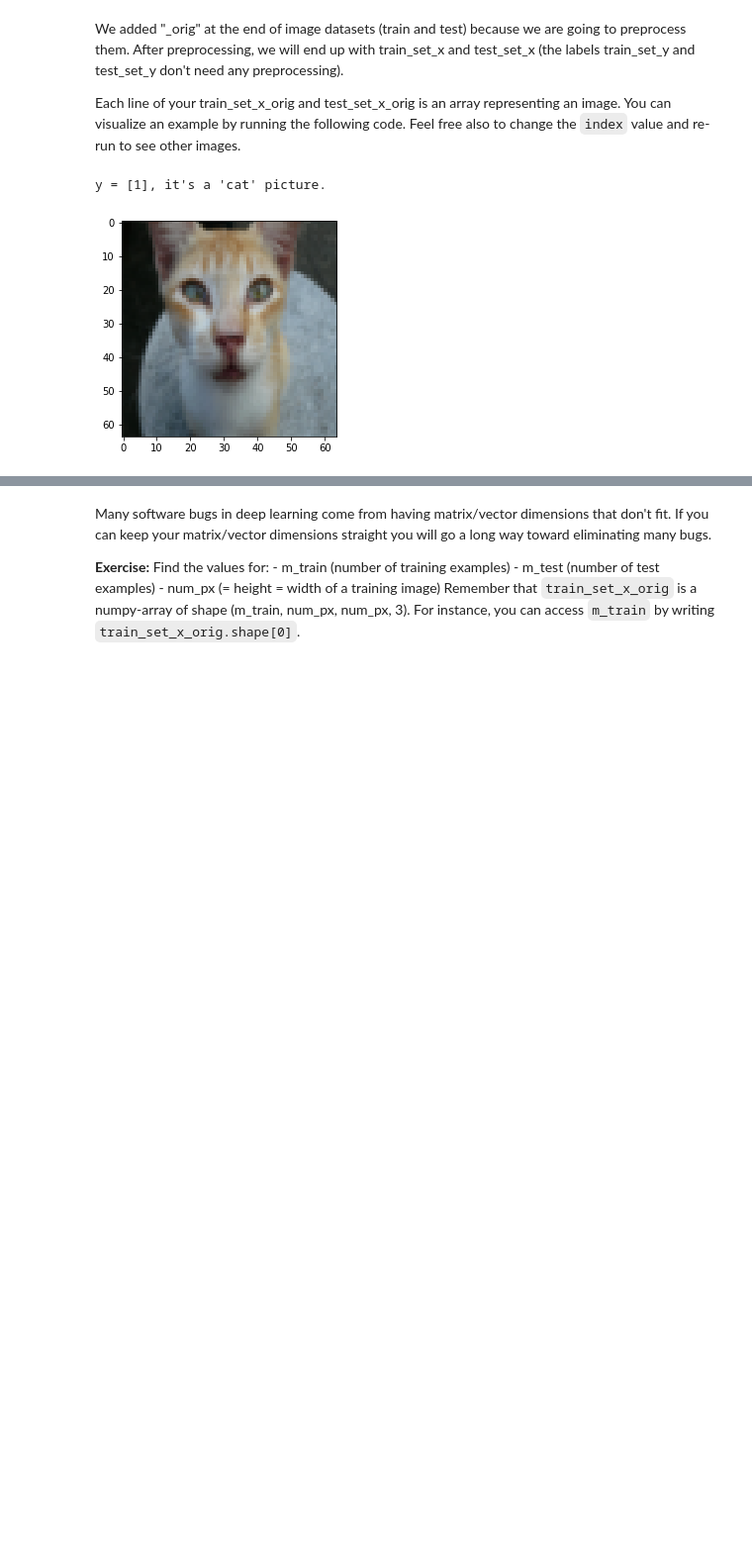
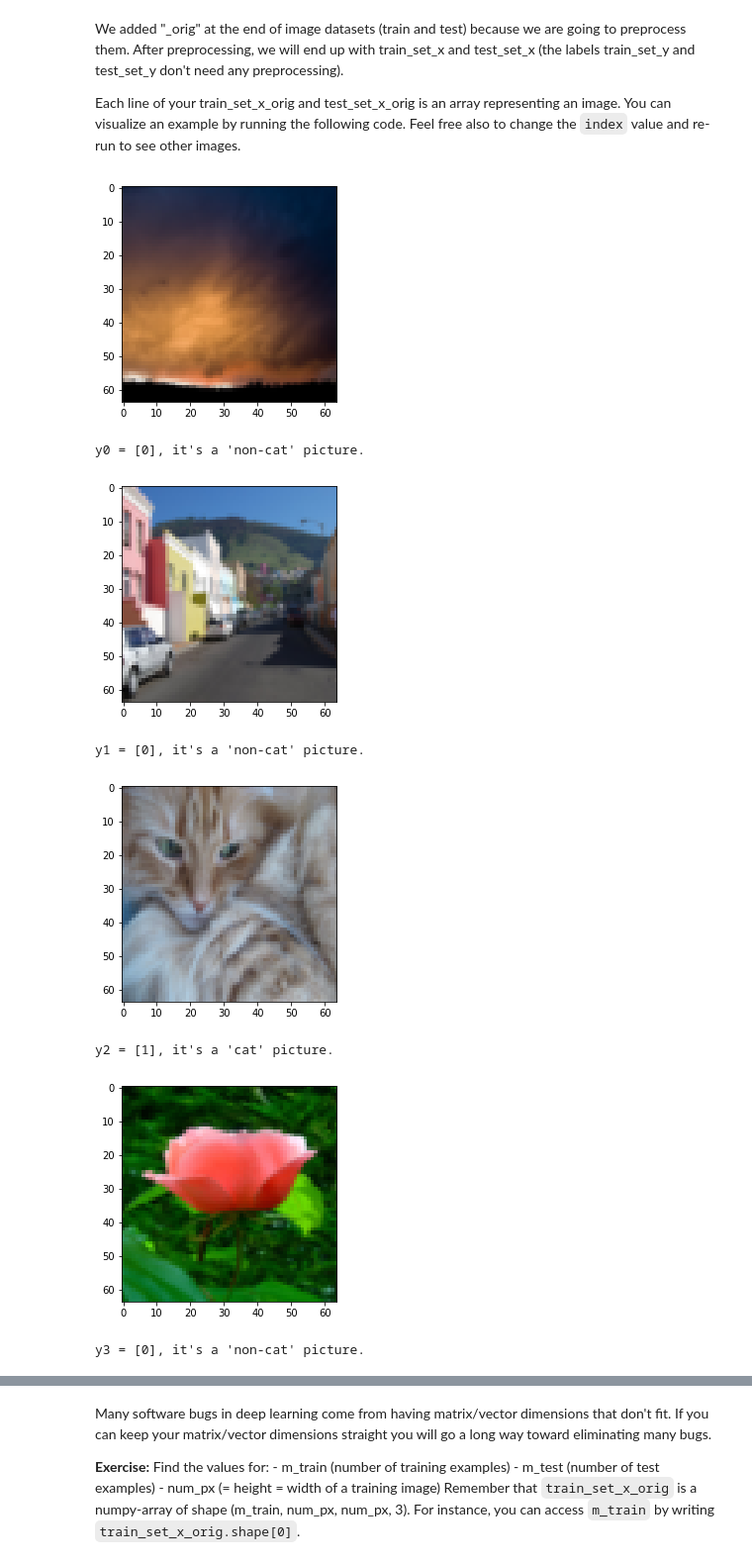
Before and after one commit to michaelwty/deep-learning-specialization, a Jupyter notebook: Programming Assignments/12 Logistic Regression as a Neural Network/Logistic Regression with a Neural Network mindset -- Tengyan_Wang.ipynb, the cells around one changed output, grey strips where cells are left out. Shown at 99% size. Saved outputs shown, nothing was run; the diff lists cells and outputs as text; code cells hidden in the pictures; blank space fills up the shorter version.

```diff
--- a/Programming Assignments/12 Logistic Regression as a Neural Network/Logistic Regression with a Neural Network mindset -- Tengyan_Wang.ipynb
+++ b/Programming Assignments/12 Logistic Regression as a Neural Network/Logistic Regression with a Neural Network mindset -- Tengyan_Wang.ipynb
@@ -70,9 +77,17 @@ We added "_orig" at the end of image datasets (train and test) because we are go
 Each line of your train_set_x_orig and test_set_x_orig is an array representing an image. You can visualize an example by running the following code. Feel free also to change the `index` value and re-run to see other images.
 # %%
 # Example of a picture
-index = 11
-plt.imshow(train_set_x_orig[index])
-print ("y = " + str(train_set_y[:, index]) + ", it's a '" + classes[np.squeeze(train_set_y[:, index])].decode("utf-8") +  "' picture.")
+for i in range(10):
+    plt.imshow(train_set_x_orig[i])
+    plt.show()
+    #print ("y" + str(i) + " = " + str(train_set_y[:, i]) + ", it's a '" + classes[np.squeeze(train_set_y[:, i])].decode("utf-8") +  "' picture.")
+    print ( "y{} = {}, it's a '{}' picture.".format(str(i), str(train_set_y[:, i]), classes[np.squeeze(train_set_y[:, i])].decode("utf-8")) )
 # %% [output]
+[figure, new version]
-y = [1], it's a 'cat' picture.
+y0 = [0], it's a 'non-cat' picture.
-[figure, old version]
+[figure, added]
+y1 = [0], it's a 'non-cat' picture.
+[figure, added]
+y2 = [1], it's a 'cat' picture.
+[figure, added]
+y3 = [0], it's a 'non-cat' picture.
```
Also changed, not shown: parts of 7 cells of this notebook, 1 other file.
